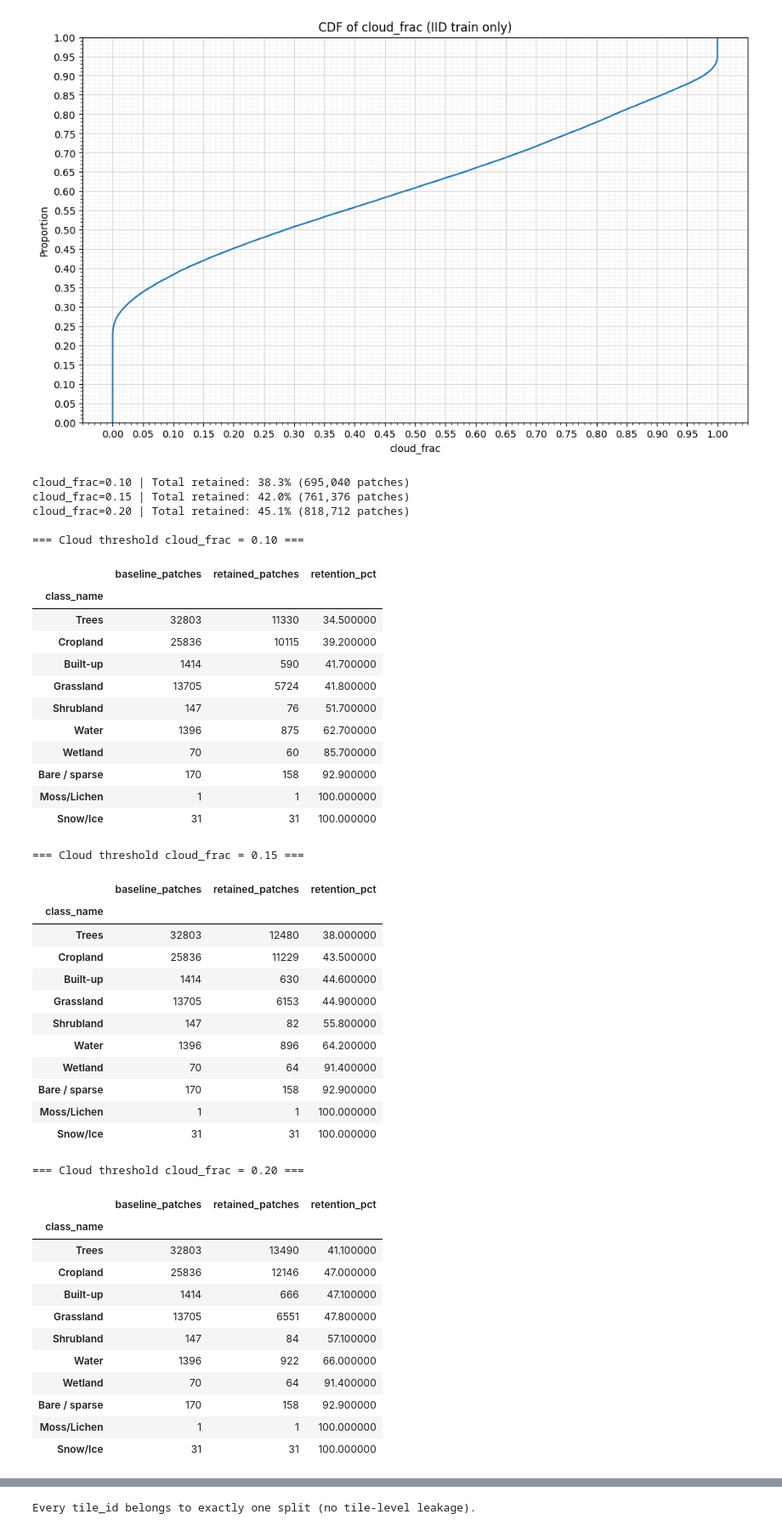
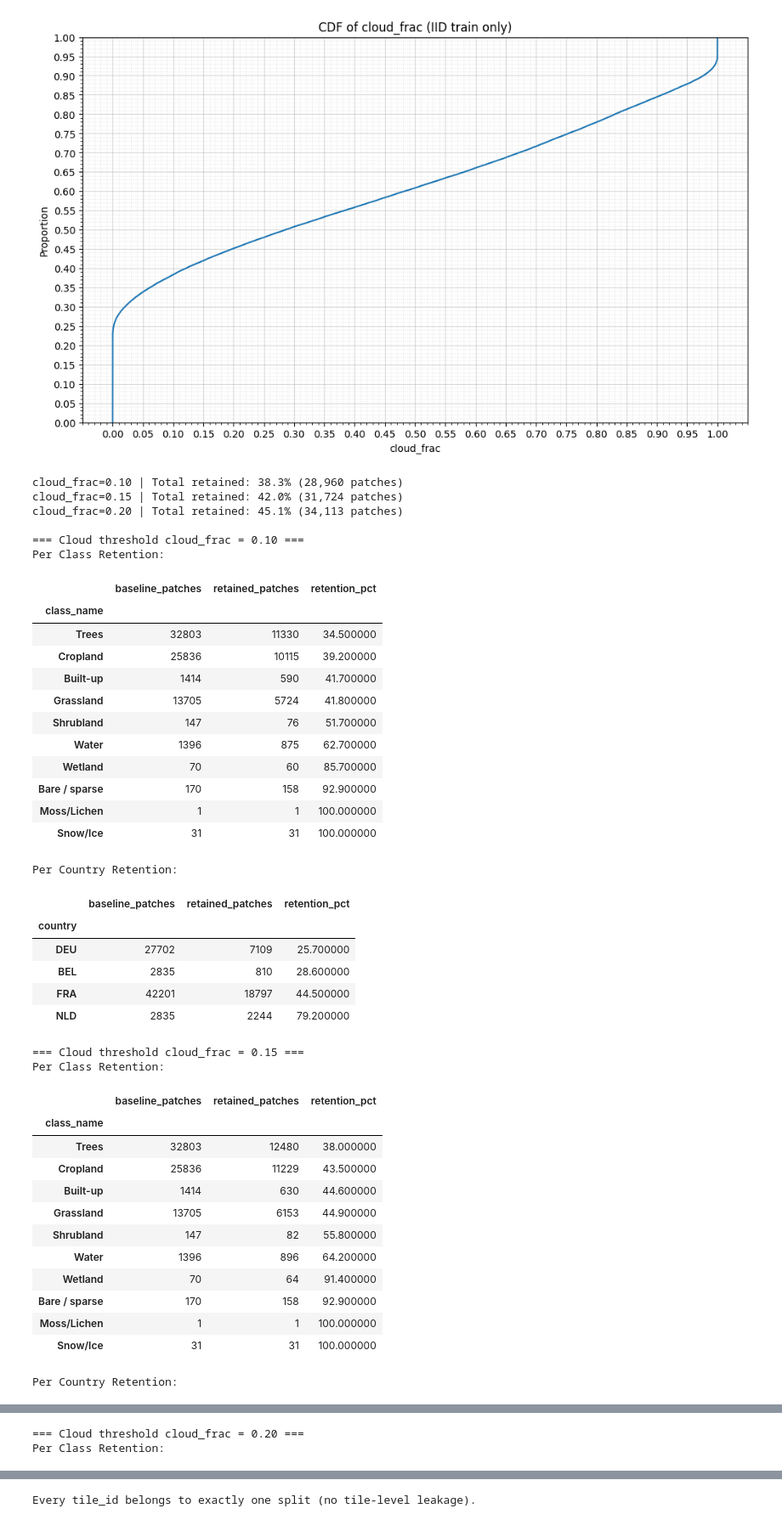
Before and after one commit to dntgafck/gfm-landcover-mapping, a Jupyter notebook: notebooks/EDA.ipynb, the cells around one changed output, grey strips where cells are left out. Shown at 85% size. Saved outputs shown, nothing was run; the diff lists cells and outputs as text; code cells hidden in the pictures.

```diff
--- a/notebooks/EDA.ipynb
+++ b/notebooks/EDA.ipynb
@@ -69,26 +61,34 @@ CLASS_NAMES = {
 }
 
 cloud_frac_candidates = [0.1, 0.15, 0.2]
-df_cloud_frac = dict()
 df_train = df[df["split"] == "train"].copy()
 df_train["class_name"] = df_train["dominant_class"].map(CLASS_NAMES)
 
-baseline_total_pixels = df_train.size
-
+baseline_total_patches = len(df_train)
 baseline_per_class = df_train.groupby("class_name").size().rename("baseline_patches")
+baseline_per_country = df_train.groupby("country").size().rename("baseline_patches")
 
 results = []
 
 for cloud_frac in cloud_frac_candidates:
-    df_cloud_frac = df_train[df_train["cloud_frac"] <= cloud_frac].copy()
-    retained_total = df_cloud_frac.size
-    total_retention_pct = 100.0 * retained_total / baseline_total_pixels
-    retained_per_class = df_cloud_frac.groupby("class_name").size().rename("retained_patches")
+    df_filtered = df_train[df_train["cloud_frac"] <= cloud_frac].copy()
+    retained_total = len(df_filtered)
+    total_retention_pct = 100.0 * retained_total / baseline_total_patches
 
-    comparison = baseline_per_class.to_frame().join(retained_per_class, how="left").fillna(0)
+    # Per-class summary
+    retained_per_class = df_filtered.groupby("class_name").size().rename("retained_patches")
+    comparison_class = baseline_per_class.to_frame().join(retained_per_class, how="left").fillna(0)
+    comparison_class["retention_pct"] = (
+        100.0 * comparison_class["retained_patches"] / comparison_class["baseline_patches"]
+    )
 
-    comparison["retention_pct"] = (
-        100.0 * comparison["retained_patches"] / comparison["baseline_patches"]
+    # Per-country summary
+    retained_per_country = df_filtered.groupby("country").size().rename("retained_patches")
+    comparison_country = (
+        baseline_per_country.to_frame().join(retained_per_country, how="left").fillna(0)
+    )
+    comparison_country["retention_pct"] = (
+        100.0 * comparison_country["retained_patches"] / comparison_country["baseline_patches"]
     )
 
     results.append(
@@ -96,63 +96,66 @@ for cloud_frac in cloud_frac_candidates:
             "threshold": cloud_frac,
             "total_retained_patches": retained_total,
             "total_retention_pct": total_retention_pct,
-            "per_class": comparison.sort_values("retention_pct"),
+            "per_class": comparison_class.sort_values("retention_pct"),
+            "per_country": comparison_country.sort_values("retention_pct"),
         }
     )
 
 for r in results:
     print(
         f"cloud_frac={r['threshold']:.2f} | "
         f"Total retained: {r['total_retention_pct']:.1f}% "
         f"({r['total_retained_patches']:,} patches)"
     )
 
 for r in results:
     print(f"\n=== Cloud threshold cloud_frac = {r['threshold']:.2f} ===")
+    print("Per Class Retention:")
     display(
         r["per_class"].round(1).style.background_gradient(cmap="Reds", subset=["retention_pct"])
     )
+    print("Per Country Retention:")
+    display(
+        r["per_country"].round(1).style.background_gradient(cmap="YlOrBr", subset=["retention_pct"])
+    )
 # %% [output]
-cloud_frac=0.10 | Total retained: 38.3% (695,040 patches)
-cloud_frac=0.15 | Total retained: 42.0% (761,376 patches)
-cloud_frac=0.20 | Total retained: 45.1% (818,712 patches)
+cloud_frac=0.10 | Total retained: 38.3% (28,960 patches)
+cloud_frac=0.15 | Total retained: 42.0% (31,724 patches)
+cloud_frac=0.20 | Total retained: 45.1% (34,113 patches)
 
 === Cloud threshold cloud_frac = 0.10 ===
+Per Class Retention:
 |  | baseline_patches | retained_patches | retention_pct |
 | class_name |  |  |  |
 | Trees | 32803 | 11330 | 34.500000 |
 | Cropland | 25836 | 10115 | 39.200000 |
 | Built-up | 1414 | 590 | 41.700000 |
 | Grassland | 13705 | 5724 | 41.800000 |
 | Shrubland | 147 | 76 | 51.700000 |
 | Water | 1396 | 875 | 62.700000 |
 | Wetland | 70 | 60 | 85.700000 |
 | Bare / sparse | 170 | 158 | 92.900000 |
 | Moss/Lichen | 1 | 1 | 100.000000 |
 | Snow/Ice | 31 | 31 | 100.000000 |
-=== Cloud threshold cloud_frac = 0.15 ===
+Per Country Retention:
 |  | baseline_patches | retained_patches | retention_pct |
-| class_name |  |  |  |
-| Trees | 32803 | 12480 | 38.000000 |
-| Cropland | 25836 | 11229 | 43.500000 |
-| Built-up | 1414 | 630 | 44.600000 |
-| Grassland | 13705 | 6153 | 44.900000 |
-| Shrubland | 147 | 82 | 55.800000 |
-| Water | 1396 | 896 | 64.200000 |
-| Wetland | 70 | 64 | 91.400000 |
-| Bare / sparse | 170 | 158 | 92.900000 |
-| Moss/Lichen | 1 | 1 | 100.000000 |
-| Snow/Ice | 31 | 31 | 100.000000 |
+| country |  |  |  |
+| DEU | 27702 | 7109 | 25.700000 |
+| BEL | 2835 | 810 | 28.600000 |
+| FRA | 42201 | 18797 | 44.500000 |
+| NLD | 2835 | 2244 | 79.200000 |
-=== Cloud threshold cloud_frac = 0.20 ===
+=== Cloud threshold cloud_frac = 0.15 ===
+Per Class Retention:
 |  | baseline_patches | retained_patches | retention_pct |
 | class_name |  |  |  |
-| Trees | 32803 | 13490 | 41.100000 |
-| Cropland | 25836 | 12146 | 47.000000 |
-| Built-up | 1414 | 666 | 47.100000 |
-| Grassland | 13705 | 6551 | 47.800000 |
-| Shrubland | 147 | 84 | 57.100000 |
-| Water | 1396 | 922 | 66.000000 |
+| Trees | 32803 | 12480 | 38.000000 |
+| Cropland | 25836 | 11229 | 43.500000 |
+| Built-up | 1414 | 630 | 44.600000 |
+| Grassland | 13705 | 6153 | 44.900000 |
+| Shrubland | 147 | 82 | 55.800000 |
+| Water | 1396 | 896 | 64.200000 |
 | Wetland | 70 | 64 | 91.400000 |
 | Bare / sparse | 170 | 158 | 92.900000 |
 | Moss/Lichen | 1 | 1 | 100.000000 |
 | Snow/Ice | 31 | 31 | 100.000000 |
+Per Country Retention:
@@ -158,0 +168,2 @@ cloud_frac=0.20 | Total retained: 45.1% (818,712 patches)
+=== Cloud threshold cloud_frac = 0.20 ===
+Per Class Retention:
```
Also changed, not shown: parts of 5 cells of this notebook, 34 other files.
